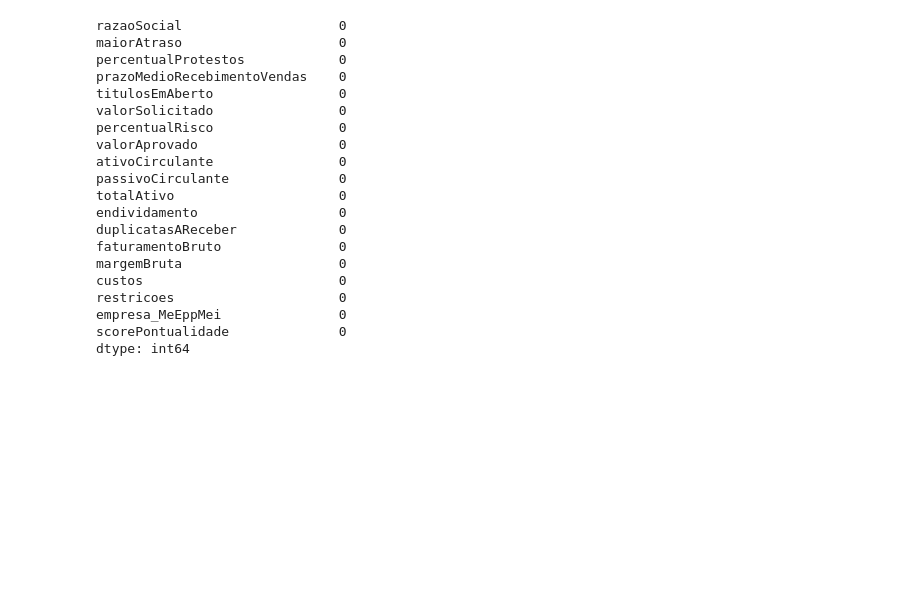
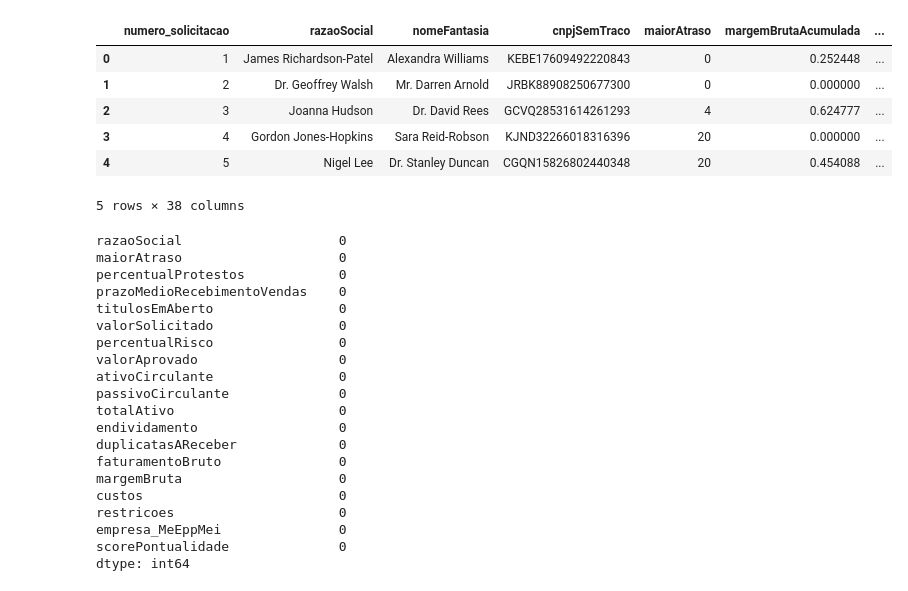
Before and after one commit to Attent1/CP2-IA, a Jupyter notebook: CP2.ipynb, the cells around one changed output. Saved outputs shown, nothing was run; the diff lists cells and outputs as text; code cells hidden in the pictures; blank space fills up the shorter version.

```diff
--- a/CP2.ipynb
+++ b/CP2.ipynb
@@ -51,3 +55,13 @@ df_filtrado.head()
+# %%
+df.head()
+# %% [output]
+|  | numero_solicitacao | razaoSocial | nomeFantasia | cnpjSemTraco | maiorAtraso | margemBrutaAcumulada | ... |
+| 0 | 1 | James Richardson-Patel | Alexandra Williams | KEBE17609492220843 | 0 | 0.252448 | ... |
+| 1 | 2 | Dr. Geoffrey Walsh | Mr. Darren Arnold | JRBK88908250677300 | 0 | 0.000000 | ... |
+| 2 | 3 | Joanna Hudson | Dr. David Rees | GCVQ28531614261293 | 4 | 0.624777 | ... |
+| 3 | 4 | Gordon Jones-Hopkins | Sara Reid-Robson | KJND32266018316396 | 20 | 0.000000 | ... |
+| 4 | 5 | Nigel Lee | Dr. Stanley Duncan | CGQN15826802440348 | 20 | 0.454088 | ... |
+5 rows × 38 columns
 # %%
 df_filtrado.isnull().sum()
 # %% [output]
```
Also changed, not shown: parts of 12 cells of this notebook.
